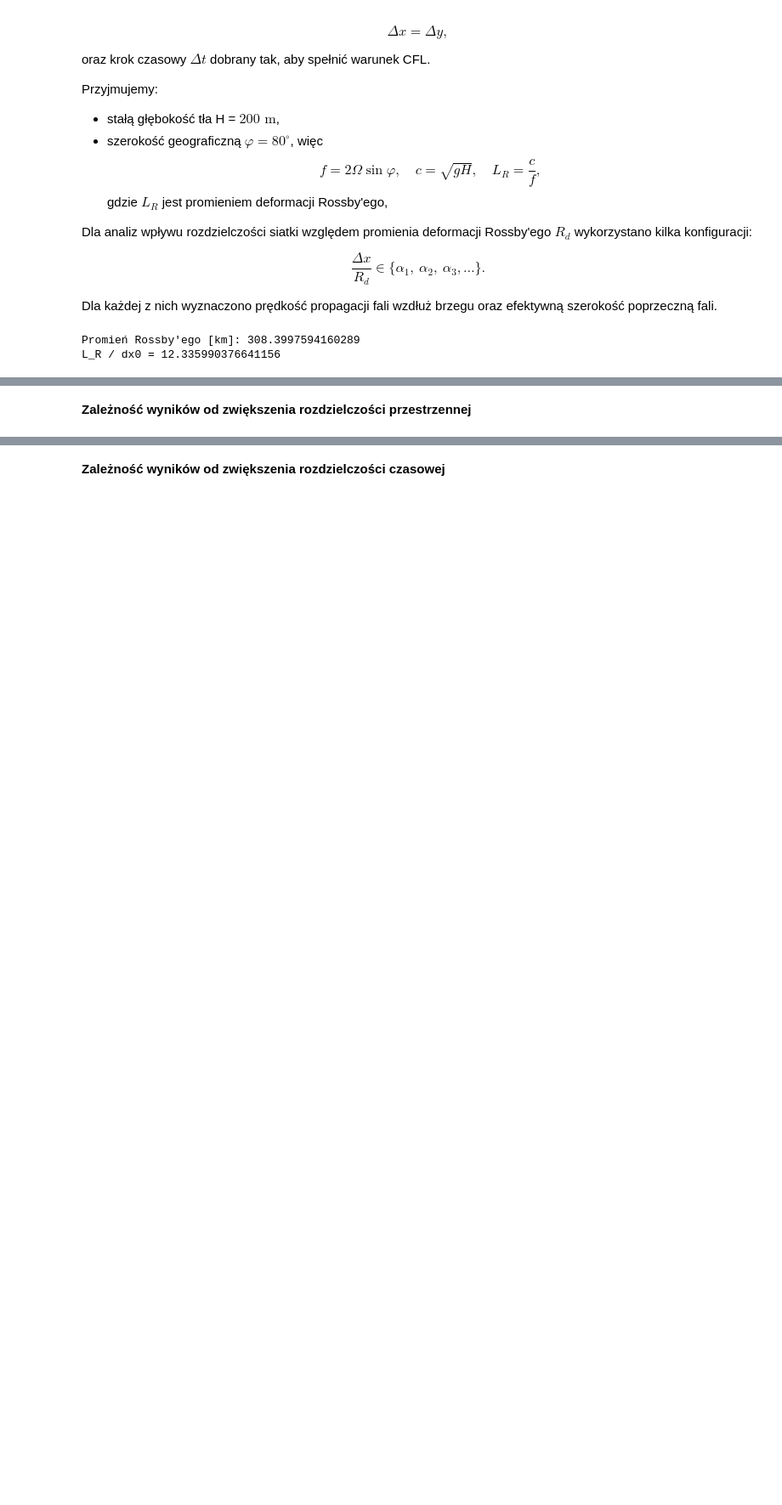
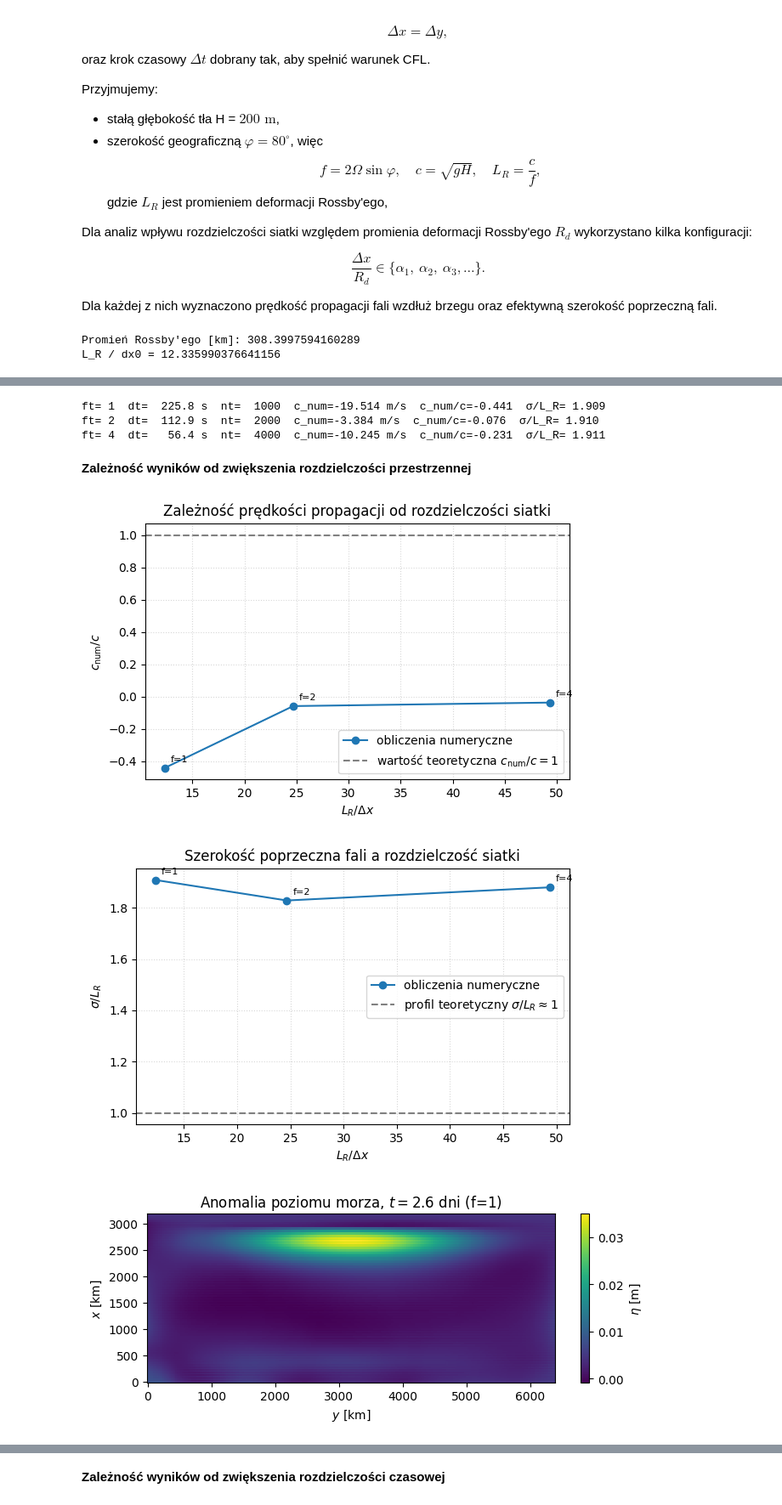
Before and after one commit to MUPAGH2025/0mroz, a Jupyter notebook: kelvin.ipynb, the cells around one changed output, grey strips where cells are left out. Shown at 85% size. Saved outputs shown, nothing was run; the diff lists cells and outputs as text; code cells hidden in the pictures; blank space fills up the shorter version.

```diff
--- a/kelvin.ipynb
+++ b/kelvin.ipynb
@@ -664,12 +830,3 @@ for f in space_factors:
         "width_over_LR": width / L_R,
         "sim": sim,  # zachowujemy wszystko do późniejszej wizualizacji
     })
-
-for r in space_results:
-    print(
-        f"f={r['factor_space']:>2d}  "
-        f"L_R/dx={r['L_R_over_dx']:6.2f}  "
-        f"c_num={r['speed_num']:6.3f} m/s  "
-        f"c_num/c={r['speed_ratio']:6.3f}  "
-        f"σ/L_R={r['width_over_LR']:6.3f}"
-    )
@@ -710,15 +871,10 @@ for ft in time_factors:
         "width_over_LR": width / L_R,
         "sim": sim,
     })
-
-for r in time_results:
-    print(
-        f"ft={r['factor_time']:>2d}  "
-        f"dt={r['dt']:7.1f} s  nt={r['nt']:6d}  "
-        f"c_num={r['speed_num']:6.3f} m/s  "
-        f"c_num/c={r['speed_ratio']:6.3f}  "
-        f"σ/L_R={r['width_over_LR']:6.3f}"
-    )
+# %% [output]
+ft= 1  dt=  225.8 s  nt=  1000  c_num=-19.514 m/s  c_num/c=-0.441  σ/L_R= 1.909
+ft= 2  dt=  112.9 s  nt=  2000  c_num=-3.384 m/s  c_num/c=-0.076  σ/L_R= 1.910
+ft= 4  dt=   56.4 s  nt=  4000  c_num=-10.245 m/s  c_num/c=-0.231  σ/L_R= 1.911
 # %%
 def visualize_space_results(space_results, *, save_prefix: str | None = None):
     """
@@ -883,8 +1039,11 @@ def visualize_time_results(time_results, *, save_prefix: str | None = None):
 # %%
 visualize_space_results(space_results, save_prefix="kelvin_space_convergence")
 for r in space_results:
   plot_kelvin_fields(r["sim"],
                      snapshot_index=-1,
                      label=f"f={r['factor_space']}",
-                     downsample=4,
                      save_prefix=f"kelvin_space_convergence_f{r['factor_space']}")
+# %% [output]
+[figure, added]
+[figure, added]
+[figure, added]
```
Also changed, not shown: parts of 12 cells of this notebook.
